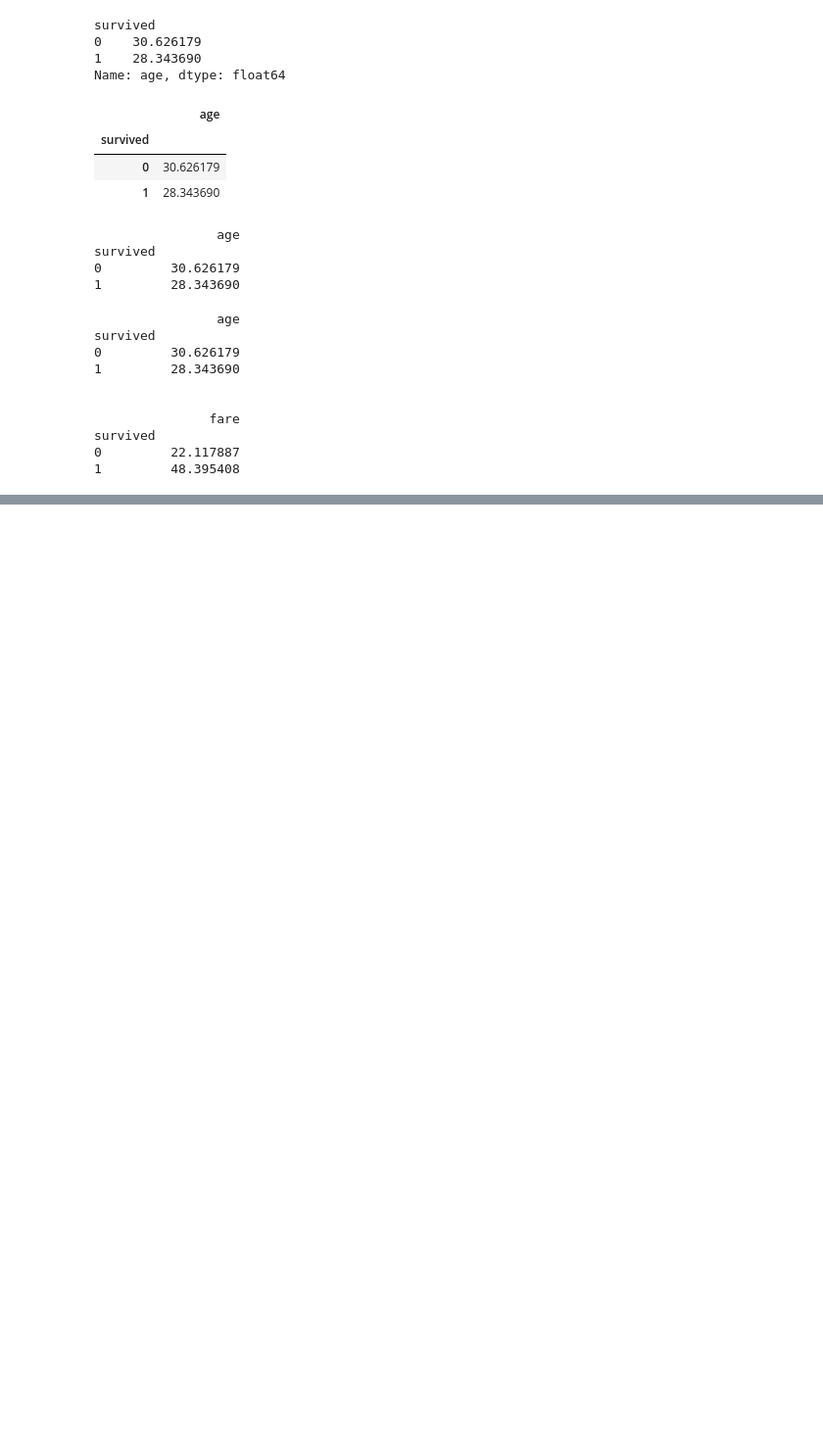
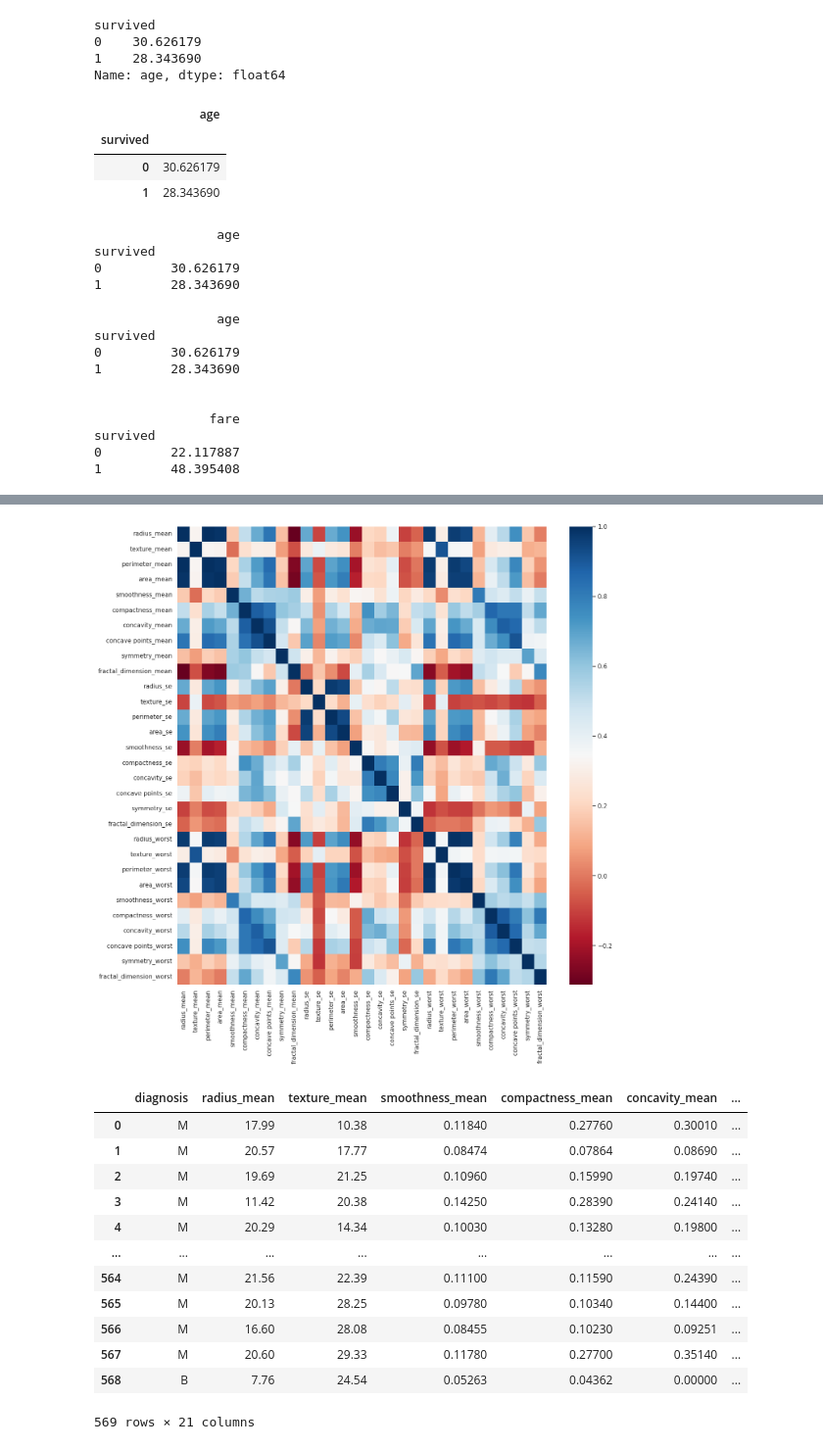
Before and after one commit to omerfarukpala/miuul, a Jupyter notebook: Advence__functional_EDA.ipynb, the cells around one changed output, grey strips where cells are left out. Shown at 98% size. Cells and saved outputs as stored; diff of their text form; code cells hidden in the pictures; blank space fills up the shorter version.

```diff
--- a/Advence__functional_EDA.ipynb
+++ b/Advence__functional_EDA.ipynb
@@ -1069,0 +1152,5 @@ survived
+# %%
+cor_matrix = df.corr().abs()
+# %%
+upper_triangle_matrix = cor_matrix.where(np.triu(np.ones(cor_matrix.shape), k=1).astype(bool))
+upper_triangle_matrix
@@ -1069,0 +1175,4 @@ survived
+# %%
+drop_list = [col for col in upper_triangle_matrix.columns if any(upper_triangle_matrix[col]>0.90) ]
+cor_matrix[drop_list]
+df.drop(drop_list, axis=1)
@@ -1069,0 +1193,13 @@ survived
+# %%
+def high_correlated_cols(dataframe, plot=False, corr_th=0.90):
+    corr = dataframe.corr()
+    cor_matrix = corr.abs()
+    upper_triangle_matrix = cor_matrix.where(np.triu(np.ones(cor_matrix.shape), k=1).astype(bool))
+    drop_list = [col for col in upper_triangle_matrix.columns if any(upper_triangle_matrix[col] > corr_th)]
+    if plot:
+        import seaborn as sns
+        import matplotlib.pyplot as plt
+        sns.set(rc={'figure.figsize': (15, 15)})
+        sns.heatmap(corr, cmap="RdBu")
+        plt.show()
+    return drop_list
@@ -1069,0 +1219,18 @@ survived
+# %%
+drop_list = high_correlated_cols(df, plot=True)
+df.drop(drop_list, axis=1)
+# %% [output]
+[figure, added]
+|  | diagnosis | radius_mean | texture_mean | smoothness_mean | compactness_mean | concavity_mean | ... |
+| 0 | M | 17.99 | 10.38 | 0.11840 | 0.27760 | 0.30010 | ... |
+| 1 | M | 20.57 | 17.77 | 0.08474 | 0.07864 | 0.08690 | ... |
+| 2 | M | 19.69 | 21.25 | 0.10960 | 0.15990 | 0.19740 | ... |
+| 3 | M | 11.42 | 20.38 | 0.14250 | 0.28390 | 0.24140 | ... |
+| 4 | M | 20.29 | 14.34 | 0.10030 | 0.13280 | 0.19800 | ... |
+| ... | ... | ... | ... | ... | ... | ... | ... |
+| 564 | M | 21.56 | 22.39 | 0.11100 | 0.11590 | 0.24390 | ... |
+| 565 | M | 20.13 | 28.25 | 0.09780 | 0.10340 | 0.14400 | ... |
+| 566 | M | 16.60 | 28.08 | 0.08455 | 0.10230 | 0.09251 | ... |
+| 567 | M | 20.60 | 29.33 | 0.11780 | 0.27700 | 0.35140 | ... |
+| 568 | B | 7.76 | 24.54 | 0.05263 | 0.04362 | 0.00000 | ... |
+569 rows × 21 columns
```
Also changed, not shown: parts of 17 cells of this notebook.
